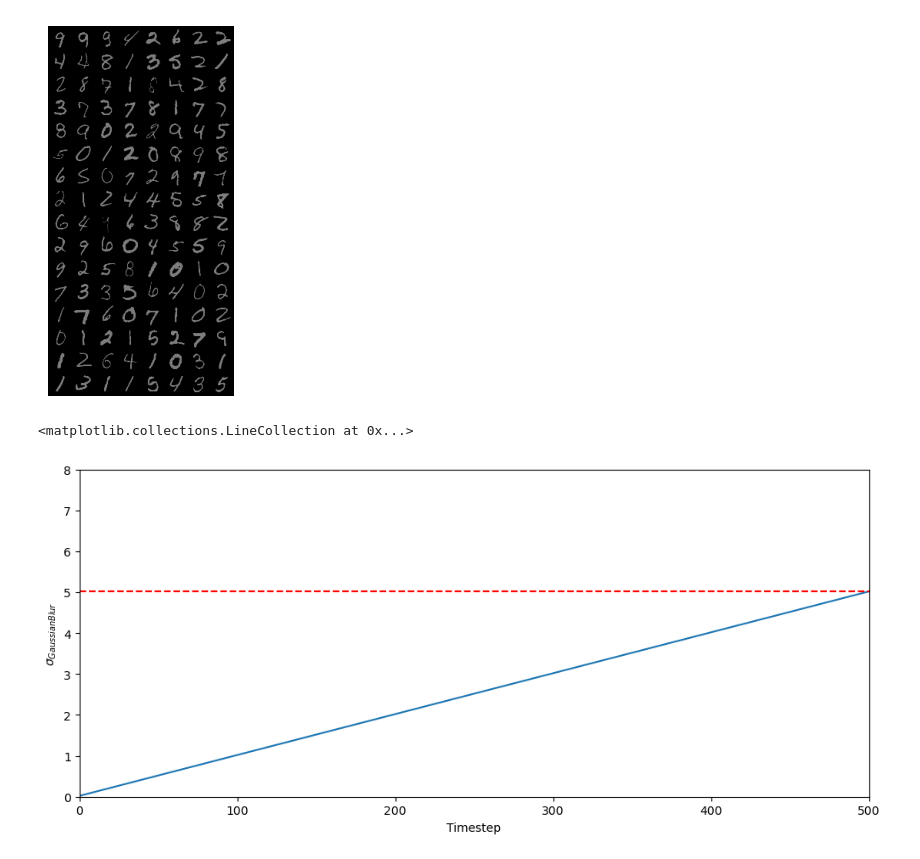
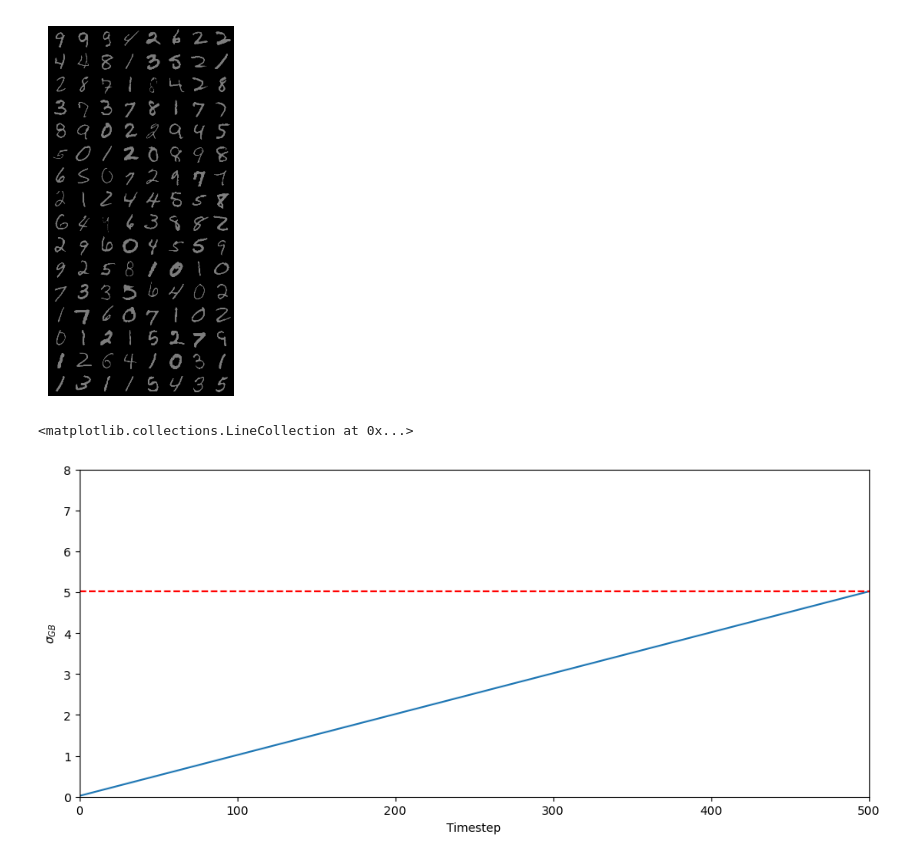
Before and after one commit to MaxTalberg/Diffusion-Model, a Jupyter notebook: src/CW.ipynb, the cells around one changed output. Saved outputs shown, nothing was run; the diff lists cells and outputs as text; code cells hidden in the pictures.

Commit message:
Cold diffusion plots

```diff
--- a/src/CW.ipynb
+++ b/src/CW.ipynb
@@ -170,15 +170,15 @@ import numpy as np
 # %%
 t = torch.linspace(0, 500, 500)
 simga_val = 0.02 + 0.01*t
 simga_val_t = 0.02 + 0.01*500
 
 plt.figure(figsize=(12, 5))
 plt.plot(t, simga_val)
 plt.ylim(0, 8)
 plt.xlim(0, 500)
-plt.ylabel(r'$\sigma_{Gaussian Blur}$')
+plt.ylabel(r'$\sigma_{GB}$')
 plt.xlabel('Timestep')
 plt.hlines(simga_val_t, 0, 500, color='r', linestyles='dashed')
 # %% [output]
 <matplotlib.collections.LineCollection at 0x...>
-[figure, old version]
+[figure, new version]
```
Also changed, not shown: 3 other files.
